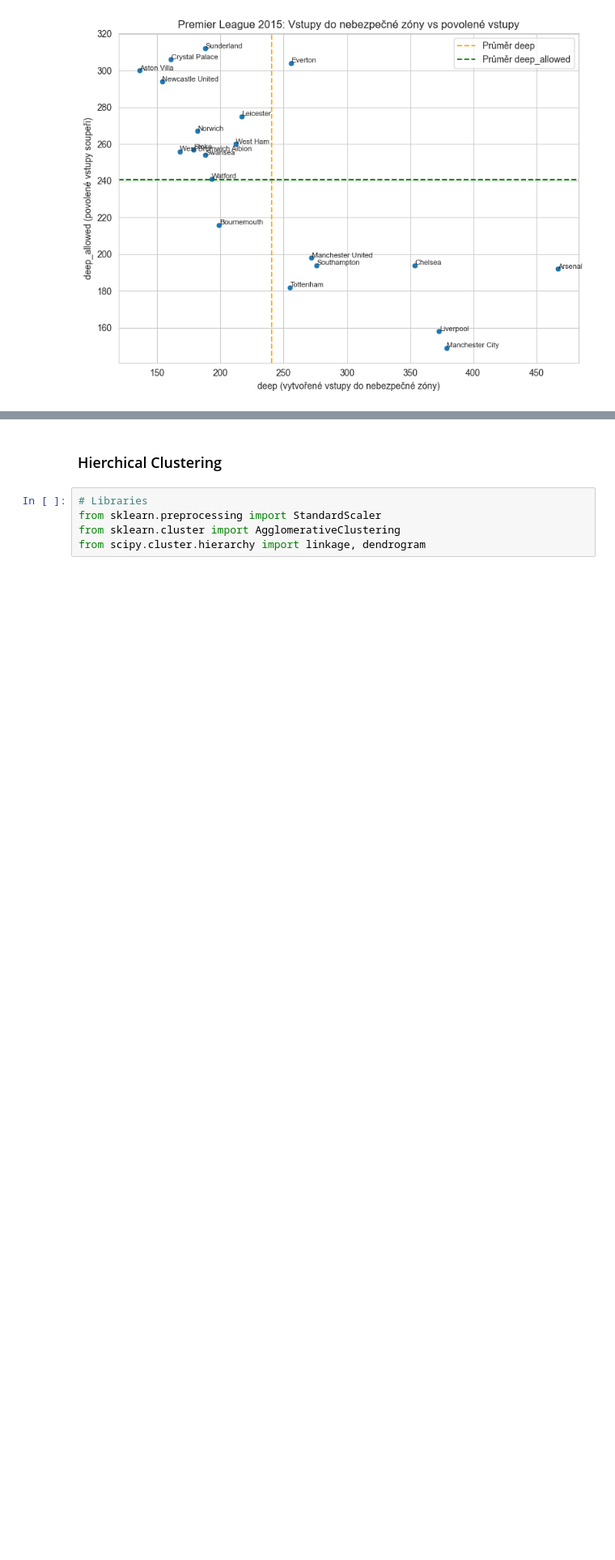
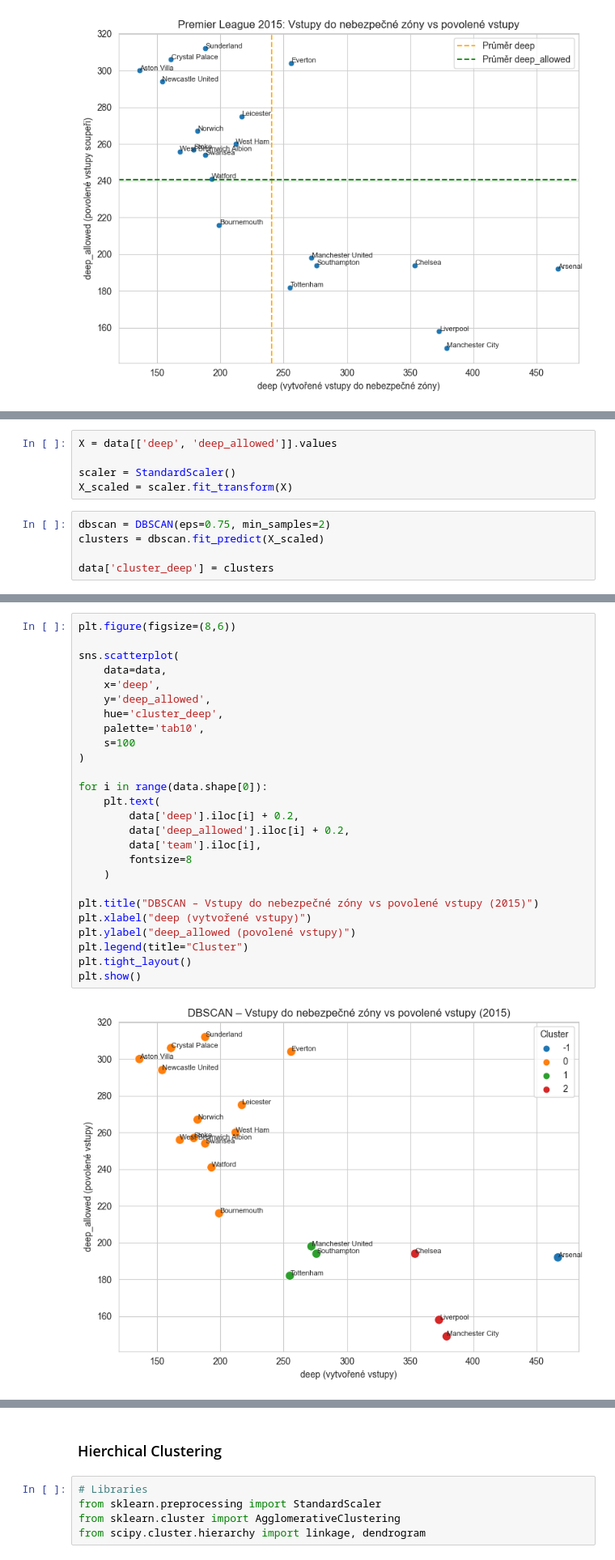
Before and after one commit to xcervenkam/DP, a Jupyter notebook: xG/xG_part.ipynb, the cells around one changed output, grey strips where cells are left out. Shown at 81% size. Cells and saved outputs as stored; diff of their text form; blank space fills up the shorter version.

```diff
--- a/xG/xG_part.ipynb
+++ b/xG/xG_part.ipynb
@@ -520,0 +590,10 @@ plt.show()
+# %%
+X = data[['deep', 'deep_allowed']].values
+
+scaler = StandardScaler()
+X_scaled = scaler.fit_transform(X)
+# %%
+dbscan = DBSCAN(eps=0.75, min_samples=2)
+clusters = dbscan.fit_predict(X_scaled)
+
+data['cluster_deep'] = clusters
@@ -520,0 +606,28 @@ plt.show()
+# %%
+plt.figure(figsize=(8,6))
+
+sns.scatterplot(
+    data=data,
+    x='deep',
+    y='deep_allowed',
+    hue='cluster_deep',
+    palette='tab10',
+    s=100
+)
+
+for i in range(data.shape[0]):
+    plt.text(
+        data['deep'].iloc[i] + 0.2,
+        data['deep_allowed'].iloc[i] + 0.2,
+        data['team'].iloc[i],
+        fontsize=8
+    )
+
+plt.title("DBSCAN – Vstupy do nebezpečné zóny vs povolené vstupy (2015)")
+plt.xlabel("deep (vytvořené vstupy)")
+plt.ylabel("deep_allowed (povolené vstupy)")
+plt.legend(title="Cluster")
+plt.tight_layout()
+plt.show()
+# %% [output]
+[figure, added]
```
Also changed, not shown: parts of 15 cells of this notebook.
